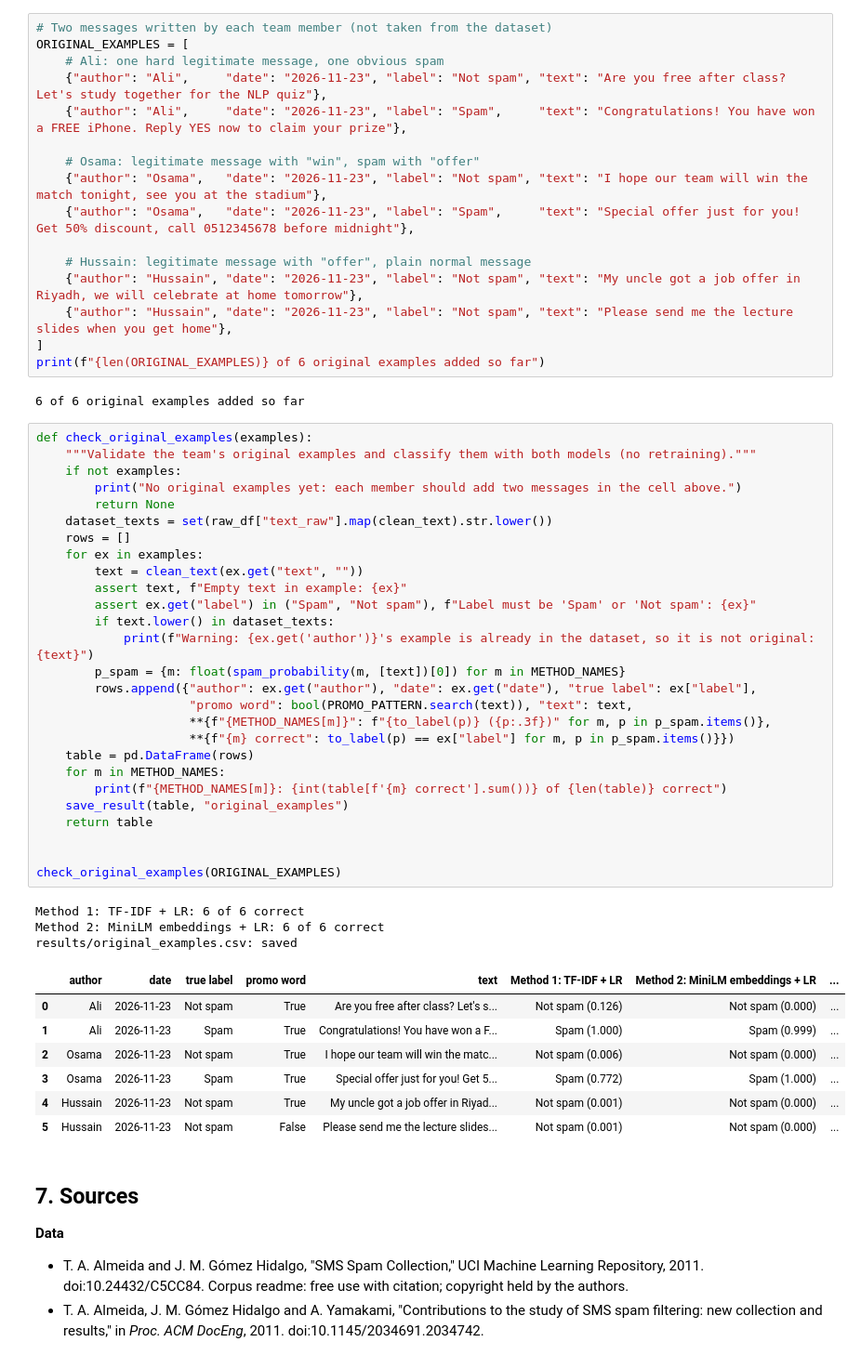
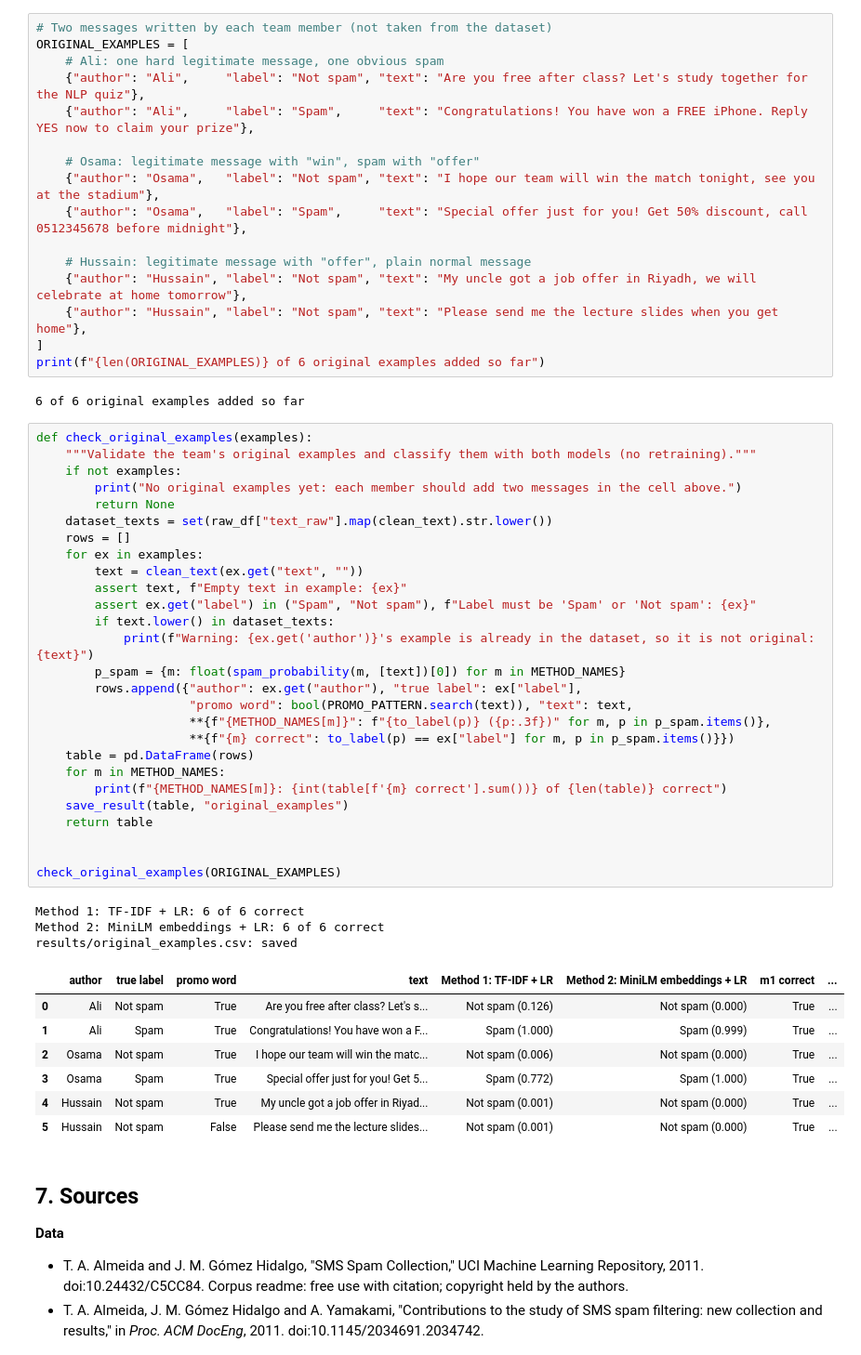
Before and after one commit to OsamaHaddaf/SMS_Spam_Detection, a Jupyter notebook: SMS_Spam_Detection.ipynb, the cells around one changed output. Shown at 93% size. Saved outputs shown, nothing was run; the diff lists cells and outputs as text.

```diff
--- a/SMS_Spam_Detection.ipynb
+++ b/SMS_Spam_Detection.ipynb
@@ -1174,16 +1173,16 @@ useful probe of our challenge. The check below warns if a message already appear
 # Two messages written by each team member (not taken from the dataset)
 ORIGINAL_EXAMPLES = [
     # Ali: one hard legitimate message, one obvious spam
-    {"author": "Ali",     "date": "2026-11-23", "label": "Not spam", "text": "Are you free after class? Let's study together for the NLP quiz"},
-    {"author": "Ali",     "date": "2026-11-23", "label": "Spam",     "text": "Congratulations! You have won a FREE iPhone. Reply YES now to claim your prize"},
+    {"author": "Ali",     "label": "Not spam", "text": "Are you free after class? Let's study together for the NLP quiz"},
+    {"author": "Ali",     "label": "Spam",     "text": "Congratulations! You have won a FREE iPhone. Reply YES now to claim your prize"},
 
     # Osama: legitimate message with "win", spam with "offer"
-    {"author": "Osama",   "date": "2026-11-23", "label": "Not spam", "text": "I hope our team will win the match tonight, see you at the stadium"},
-    {"author": "Osama",   "date": "2026-11-23", "label": "Spam",     "text": "Special offer just for you! Get 50% discount, call 0512345678 before midnight"},
+    {"author": "Osama",   "label": "Not spam", "text": "I hope our team will win the match tonight, see you at the stadium"},
+    {"author": "Osama",   "label": "Spam",     "text": "Special offer just for you! Get 50% discount, call 0512345678 before midnight"},
 
     # Hussain: legitimate message with "offer", plain normal message
-    {"author": "Hussain", "date": "2026-11-23", "label": "Not spam", "text": "My uncle got a job offer in Riyadh, we will celebrate at home tomorrow"},
-    {"author": "Hussain", "date": "2026-11-23", "label": "Not spam", "text": "Please send me the lecture slides when you get home"},
+    {"author": "Hussain", "label": "Not spam", "text": "My uncle got a job offer in Riyadh, we will celebrate at home tomorrow"},
+    {"author": "Hussain", "label": "Not spam", "text": "Please send me the lecture slides when you get home"},
 ]
 print(f"{len(ORIGINAL_EXAMPLES)} of 6 original examples added so far")
 # %% [output]
@@ -1191,41 +1190,41 @@ print(f"{len(ORIGINAL_EXAMPLES)} of 6 original examples added so far")
 # %%
 def check_original_examples(examples):
     """Validate the team's original examples and classify them with both models (no retraining)."""
     if not examples:
         print("No original examples yet: each member should add two messages in the cell above.")
         return None
     dataset_texts = set(raw_df["text_raw"].map(clean_text).str.lower())
     rows = []
     for ex in examples:
         text = clean_text(ex.get("text", ""))
         assert text, f"Empty text in example: {ex}"
         assert ex.get("label") in ("Spam", "Not spam"), f"Label must be 'Spam' or 'Not spam': {ex}"
         if text.lower() in dataset_texts:
             print(f"Warning: {ex.get('author')}'s example is already in the dataset, so it is not original: {text}")
         p_spam = {m: float(spam_probability(m, [text])[0]) for m in METHOD_NAMES}
-        rows.append({"author": ex.get("author"), "date": ex.get("date"), "true label": ex["label"],
+        rows.append({"author": ex.get("author"), "true label": ex["label"],
                      "promo word": bool(PROMO_PATTERN.search(text)), "text": text,
                      **{f"{METHOD_NAMES[m]}": f"{to_label(p)} ({p:.3f})" for m, p in p_spam.items()},
                      **{f"{m} correct": to_label(p) == ex["label"] for m, p in p_spam.items()}})
     table = pd.DataFrame(rows)
     for m in METHOD_NAMES:
         print(f"{METHOD_NAMES[m]}: {int(table[f'{m} correct'].sum())} of {len(table)} correct")
     save_result(table, "original_examples")
     return table
 
 
 check_original_examples(ORIGINAL_EXAMPLES)
 # %% [output]
 Method 1: TF-IDF + LR: 6 of 6 correct
 Method 2: MiniLM embeddings + LR: 6 of 6 correct
 results/original_examples.csv: saved
-|  | author | date | true label | promo word | text | Method 1: TF-IDF + LR | Method 2: MiniLM embeddings + LR | ... |
-| 0 | Ali | 2026-11-23 | Not spam | True | Are you free after class? Let's s... | Not spam (0.126) | Not spam (0.000) | ... |
-| 1 | Ali | 2026-11-23 | Spam | True | Congratulations! You have won a F... | Spam (1.000) | Spam (0.999) | ... |
-| 2 | Osama | 2026-11-23 | Not spam | True | I hope our team will win the matc... | Not spam (0.006) | Not spam (0.000) | ... |
-| 3 | Osama | 2026-11-23 | Spam | True | Special offer just for you! Get 5... | Spam (0.772) | Spam (1.000) | ... |
-| 4 | Hussain | 2026-11-23 | Not spam | True | My uncle got a job offer in Riyad... | Not spam (0.001) | Not spam (0.000) | ... |
-| 5 | Hussain | 2026-11-23 | Not spam | False | Please send me the lecture slides... | Not spam (0.001) | Not spam (0.000) | ... |
+|  | author | true label | promo word | text | Method 1: TF-IDF + LR | Method 2: MiniLM embeddings + LR | m1 correct | ... |
+| 0 | Ali | Not spam | True | Are you free after class? Let's s... | Not spam (0.126) | Not spam (0.000) | True | ... |
+| 1 | Ali | Spam | True | Congratulations! You have won a F... | Spam (1.000) | Spam (0.999) | True | ... |
+| 2 | Osama | Not spam | True | I hope our team will win the matc... | Not spam (0.006) | Not spam (0.000) | True | ... |
+| 3 | Osama | Spam | True | Special offer just for you! Get 5... | Spam (0.772) | Spam (1.000) | True | ... |
+| 4 | Hussain | Not spam | True | My uncle got a job offer in Riyad... | Not spam (0.001) | Not spam (0.000) | True | ... |
+| 5 | Hussain | Not spam | False | Please send me the lecture slides... | Not spam (0.001) | Not spam (0.000) | True | ... |
 # %% [markdown]
 ## 7. Sources
 
```
Also changed, not shown: parts of 4 cells of this notebook, 2 other files.
